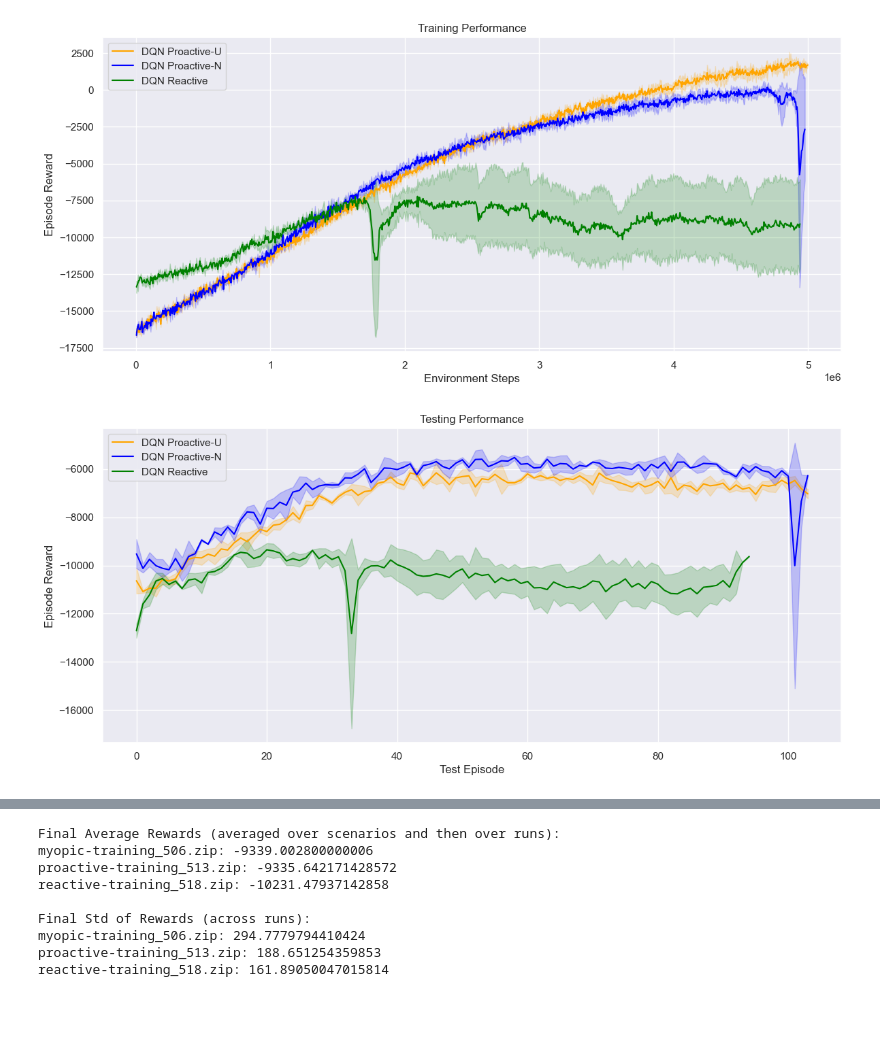
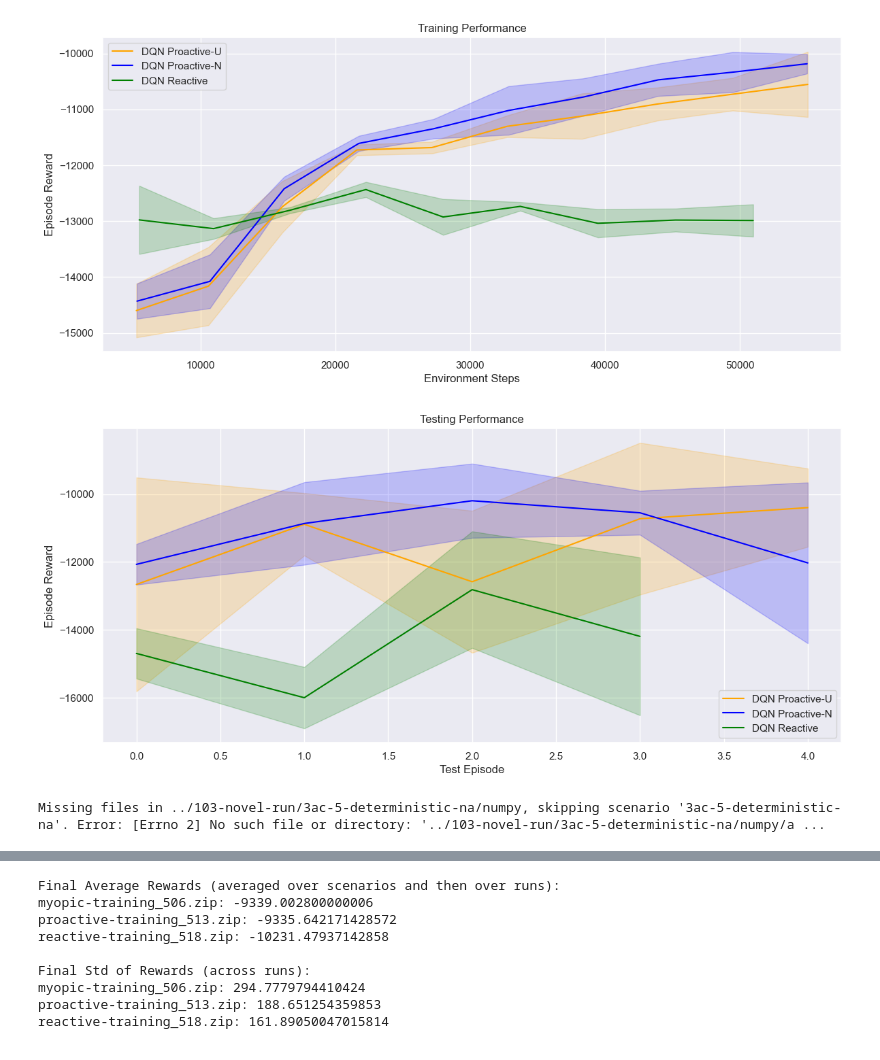
Before and after one commit to elisabethoost/msc-thesis-drl-adm, a Jupyter notebook: interpretation/interpret_train_big_runs.ipynb, the cells around one changed output, grey strips where cells are left out. Saved outputs shown, nothing was run; the diff lists cells and outputs as text; code cells hidden in the pictures; blank space fills up the shorter version.

```diff
--- a/interpretation/interpret_train_big_runs.ipynb
+++ b/interpretation/interpret_train_big_runs.ipynb
@@ -6,7 +6,7 @@ import seaborn as sns
 import pandas as pd
 import re
 
-base_results_folder = "../08-novel-run"  # folder containing scenario subfolders
+base_results_folder = "../103-novel-run"  # folder containing scenario subfolders
 
 def smooth(data, window=10):
     if window > 1 and len(data) >= window:
@@ -141,35 +141,36 @@ for scenario in scenario_folders:
     plt.title("Testing Performance")
     plt.legend()
     plt.grid(True)
     plt.show()
 
     # # Combined plot
     # ax3.plot(proactive_steps_sm, proactive_mean_sm, label="Train DQN Proactive-U", color='orange')
     # ax3.fill_between(proactive_steps_sm, proactive_mean_sm - proactive_std_sm, proactive_mean_sm + proactive_std_sm, alpha=0.2, color='orange')
     # ax3.plot(myopic_steps_sm, myopic_mean_sm, label="Train DQN Proactive-N", color='blue')
     # ax3.fill_between(myopic_steps_sm, myopic_mean_sm - myopic_std_sm, myopic_mean_sm + myopic_std_sm, alpha=0.2, color='blue')
     # ax3.plot(reactive_steps_sm, reactive_mean_sm, label="Train DQN Reactive", color='green')
     # ax3.fill_between(reactive_steps_sm, reactive_mean_sm - reactive_std_sm, reactive_mean_sm + reactive_std_sm, alpha=0.2, color='green')
 
     # # Add test points
     # if test_rewards_proactive is not None:
     #     ax3.plot(proactive_steps_sm[-1], test_mean_proactive[-1], 'o', label="Test DQN Proactive-U", color='orange', markersize=10)
     # if test_rewards_myopic is not None:
     #     ax3.plot(myopic_steps_sm[-1], test_mean_myopic[-1], 'o', label="Test DQN Proactive-N", color='blue', markersize=10)
     # if test_rewards_reactive is not None:
     #     ax3.plot(reactive_steps_sm[-1], test_mean_reactive[-1], 'o', label="Test DQN Reactive", color='green', markersize=10)
 
     # ax3.set_xlabel("Environment Steps")
     # ax3.set_ylabel("Episode Reward")
     # ax3.set_title("Combined Training and Testing Performance")
     # ax3.legend()
     # ax3.grid(True)
 
     # plt.tight_layout()
     # plt.show()
 # %% [output]
-[figure, old version]
+[figure, new version]
-[figure, old version]
+[figure, new version]
+Missing files in ../103-novel-run/3ac-5-deterministic-na/numpy, skipping scenario '3ac-5-deterministic-na'. Error: [Errno 2] No such file or directory: '../103-novel-run/3ac-5-deterministic-na/numpy/a ...
 # %%
 # Load and print config values from config.csv
 config_df = pd.read_csv(base_results_folder + "/config.csv")
```
Also changed, not shown: 22 other files.
